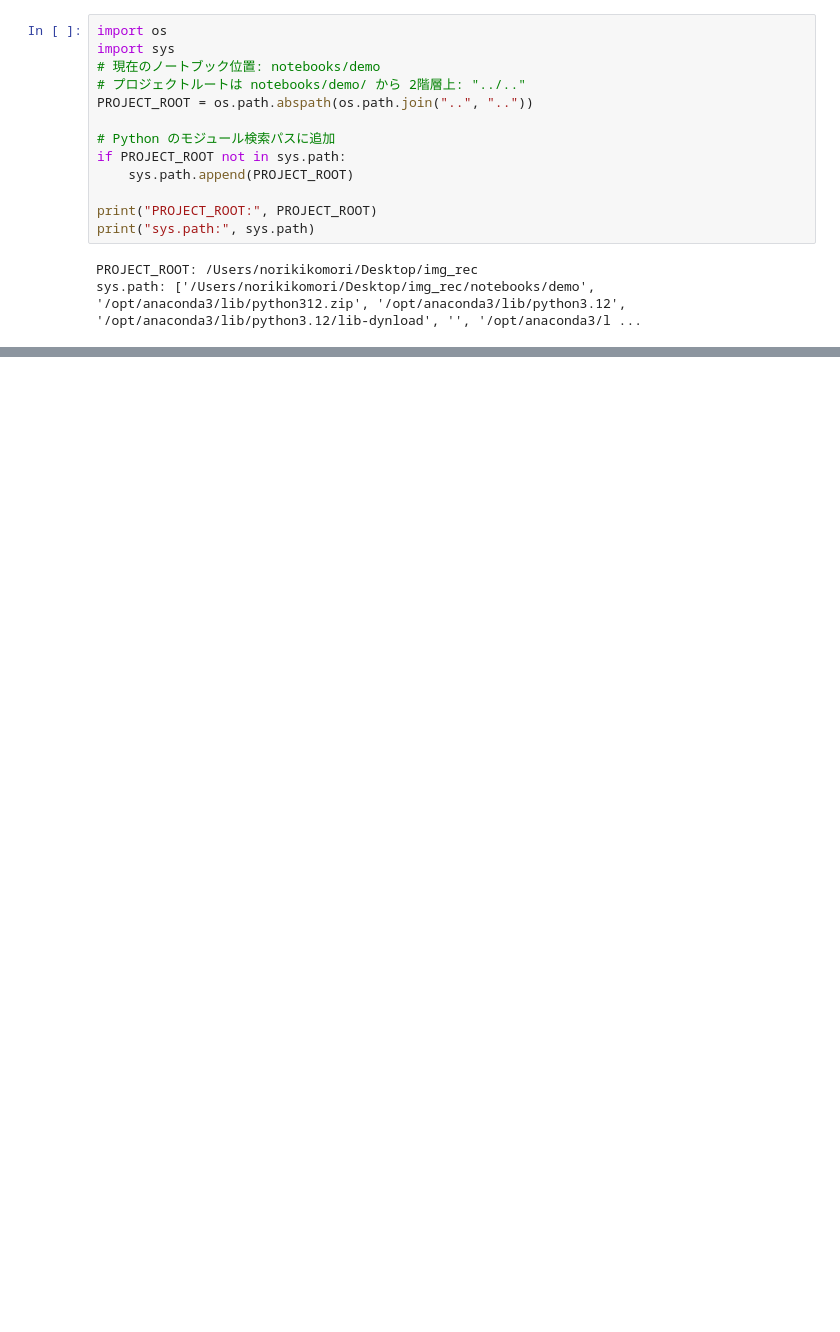
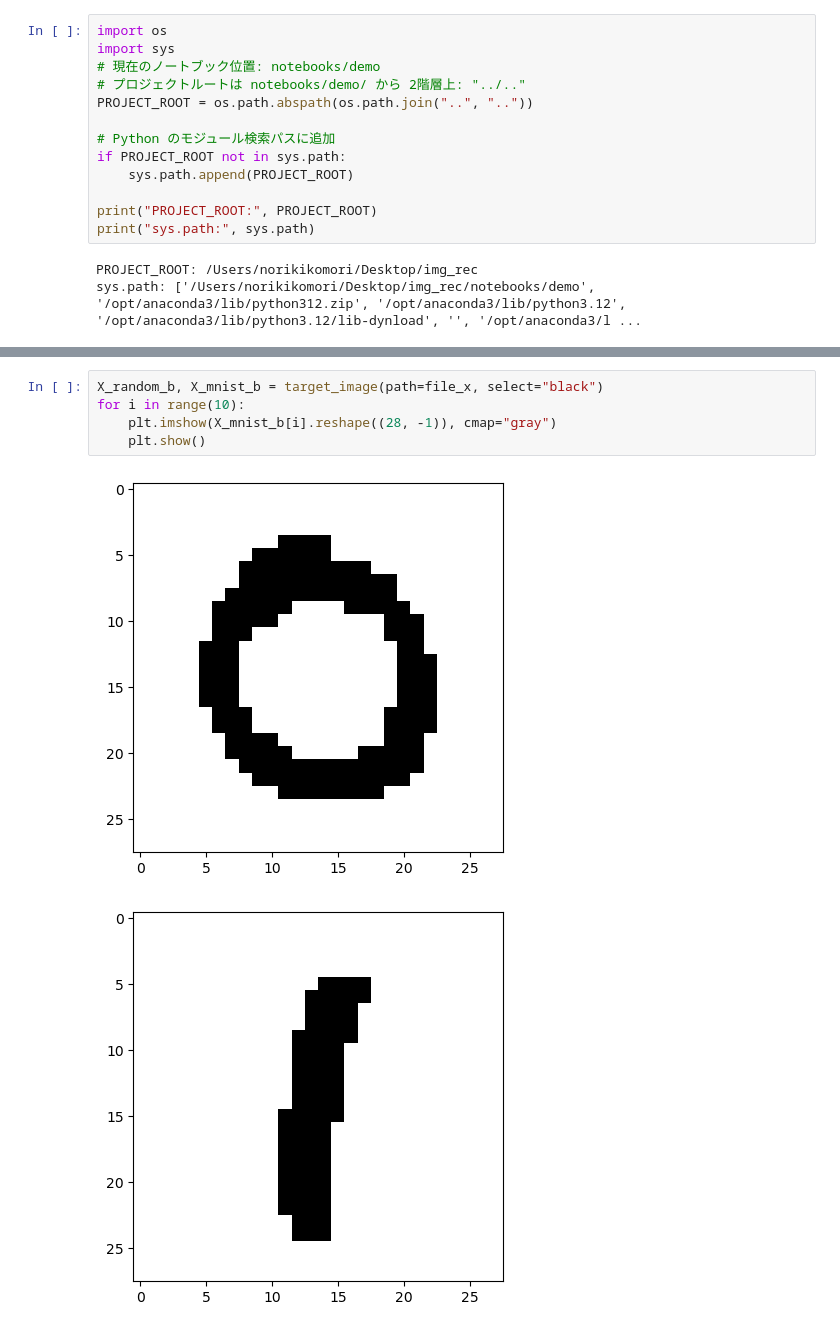
Before and after one commit to morixxfoxdata/img_rec, a Jupyter notebook: notebooks/demo/load_demo.ipynb, the cells around one changed output, grey strips where cells are left out. Saved outputs shown, nothing was run; the diff lists cells and outputs as text; blank space fills up the shorter version.

```diff
--- a/notebooks/demo/load_demo.ipynb
+++ b/notebooks/demo/load_demo.ipynb
@@ -31,0 +99,8 @@ array([[-0.057 , -0.063 , -0.063 , ..., -0.0606, -0.057 , -0.0558],
+# %%
+X_random_b, X_mnist_b = target_image(path=file_x, select="black")
+for i in range(10):
+    plt.imshow(X_mnist_b[i].reshape((28, -1)), cmap="gray")
+    plt.show()
+# %% [output]
+[figure, added]
+[figure, added]
```
Also changed, not shown: parts of 25 cells of this notebook, 1 other file.
